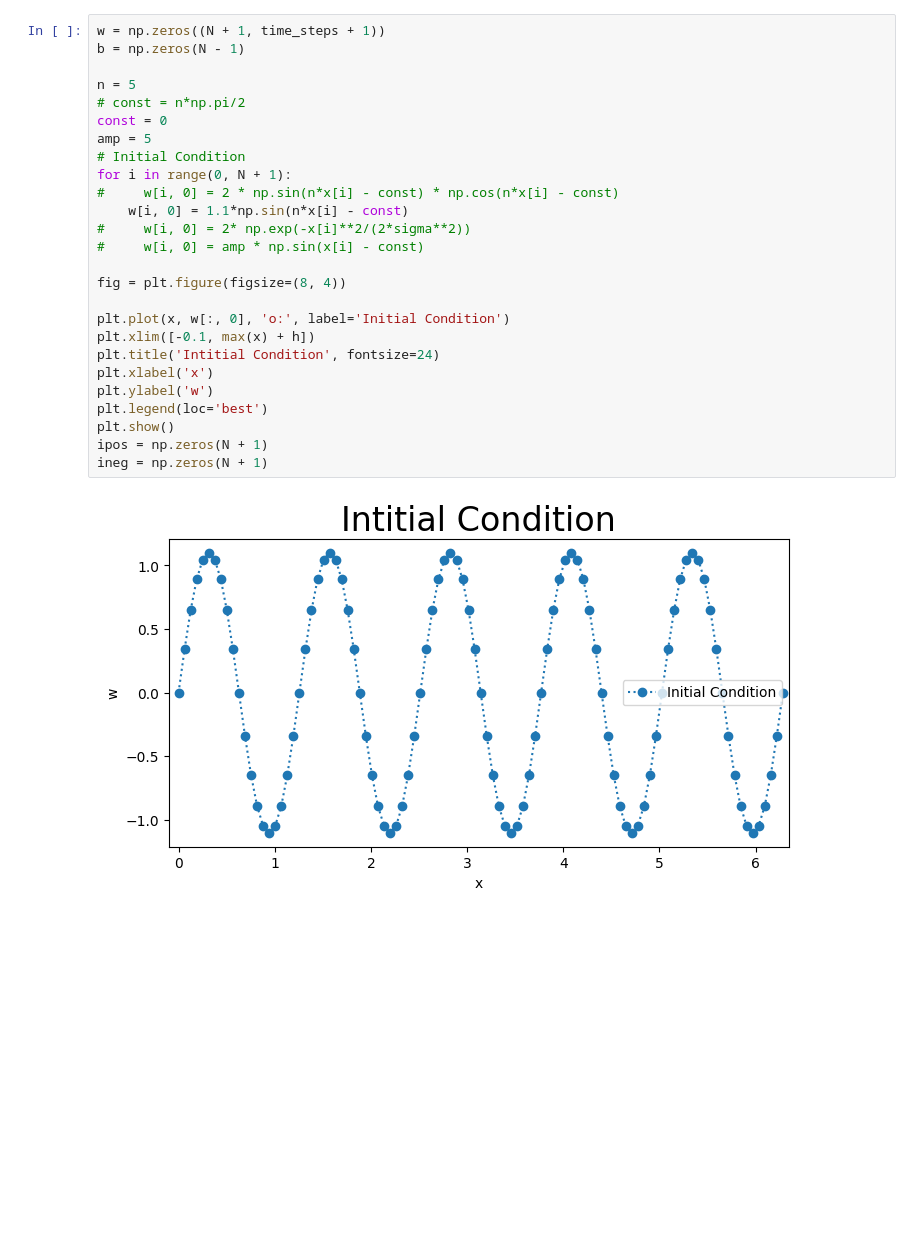
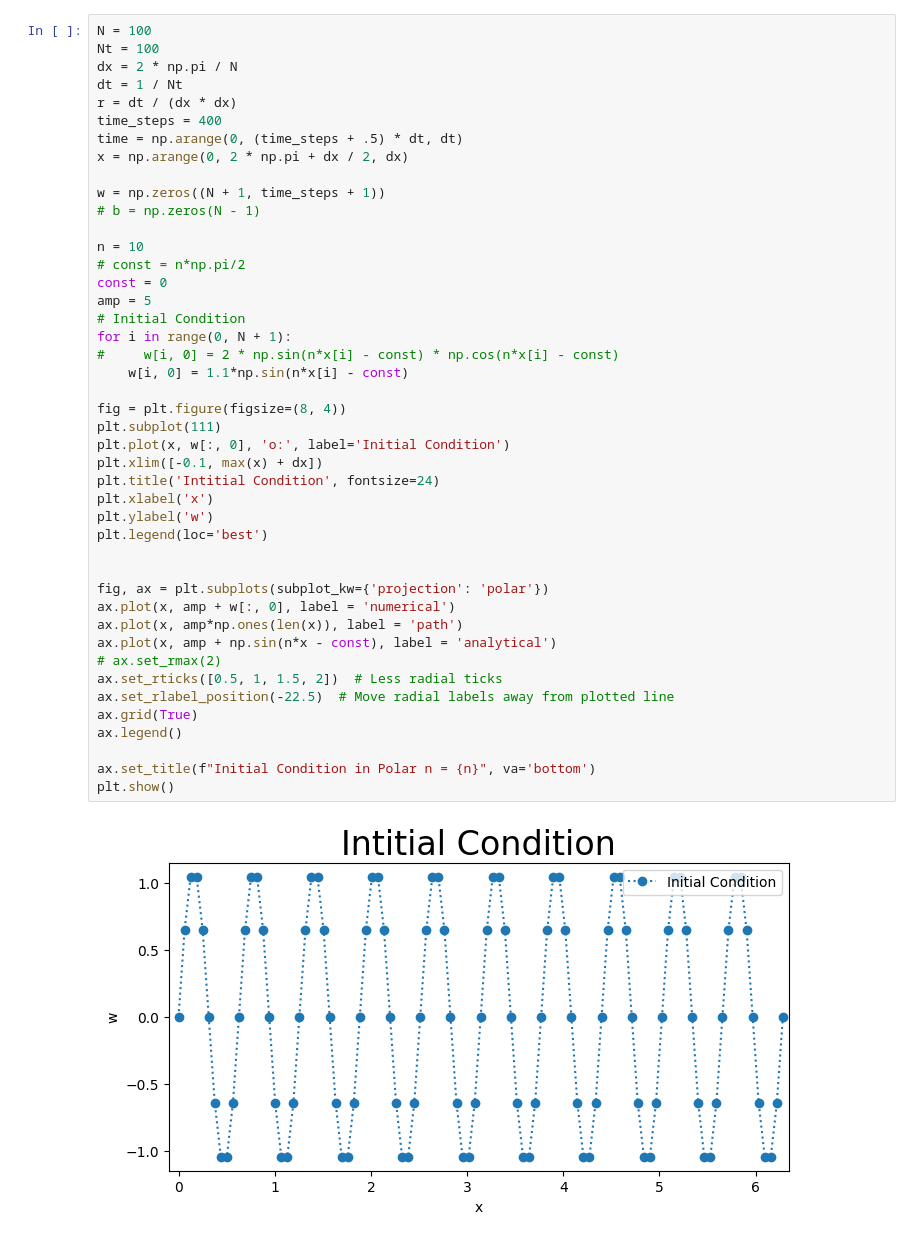
Before and after one commit to SushiSuperposition/ProfHurst_PHYS240_Sp23, a Jupyter notebook: Pruitt/Circular Standing Waves.ipynb, the cells around one changed output. Cells and saved outputs as stored; diff of their text form; blank space fills up the shorter version.

```diff
--- a/Pruitt/Circular Standing Waves.ipynb
+++ b/Pruitt/Circular Standing Waves.ipynb
@@ -163,28 +11,46 @@ x = np.arange(0, 2 * np.pi + h / 2, h)
 # %%
+N = 100
+Nt = 100
+dx = 2 * np.pi / N
+dt = 1 / Nt
+r = dt / (dx * dx)
+time_steps = 400
+time = np.arange(0, (time_steps + .5) * dt, dt)
+x = np.arange(0, 2 * np.pi + dx / 2, dx)
+
 w = np.zeros((N + 1, time_steps + 1))
-b = np.zeros(N - 1)
+# b = np.zeros(N - 1)
 
-n = 5
+n = 10
 # const = n*np.pi/2
 const = 0
 amp = 5
 # Initial Condition
 for i in range(0, N + 1):
 #     w[i, 0] = 2 * np.sin(n*x[i] - const) * np.cos(n*x[i] - const)
     w[i, 0] = 1.1*np.sin(n*x[i] - const)
-#     w[i, 0] = 2* np.exp(-x[i]**2/(2*sigma**2))
-#     w[i, 0] = amp * np.sin(x[i] - const)
 
 fig = plt.figure(figsize=(8, 4))
-
+plt.subplot(111)
 plt.plot(x, w[:, 0], 'o:', label='Initial Condition')
-plt.xlim([-0.1, max(x) + h])
+plt.xlim([-0.1, max(x) + dx])
 plt.title('Intitial Condition', fontsize=24)
 plt.xlabel('x')
 plt.ylabel('w')
 plt.legend(loc='best')
+
+
+fig, ax = plt.subplots(subplot_kw={'projection': 'polar'})
+ax.plot(x, amp + w[:, 0], label = 'numerical')
+ax.plot(x, amp*np.ones(len(x)), label = 'path')
+ax.plot(x, amp + np.sin(n*x - const), label = 'analytical')
+# ax.set_rmax(2)
+ax.set_rticks([0.5, 1, 1.5, 2])  # Less radial ticks
+ax.set_rlabel_position(-22.5)  # Move radial labels away from plotted line
+ax.grid(True)
+ax.legend()
+
+ax.set_title(f"Initial Condition in Polar n = {n}", va='bottom')
 plt.show()
-ipos = np.zeros(N + 1)
-ineg = np.zeros(N + 1)
 # %% [output]
-[figure, old version]
+[figure, new version]
```
Also changed, not shown: parts of 10 cells of this notebook.
